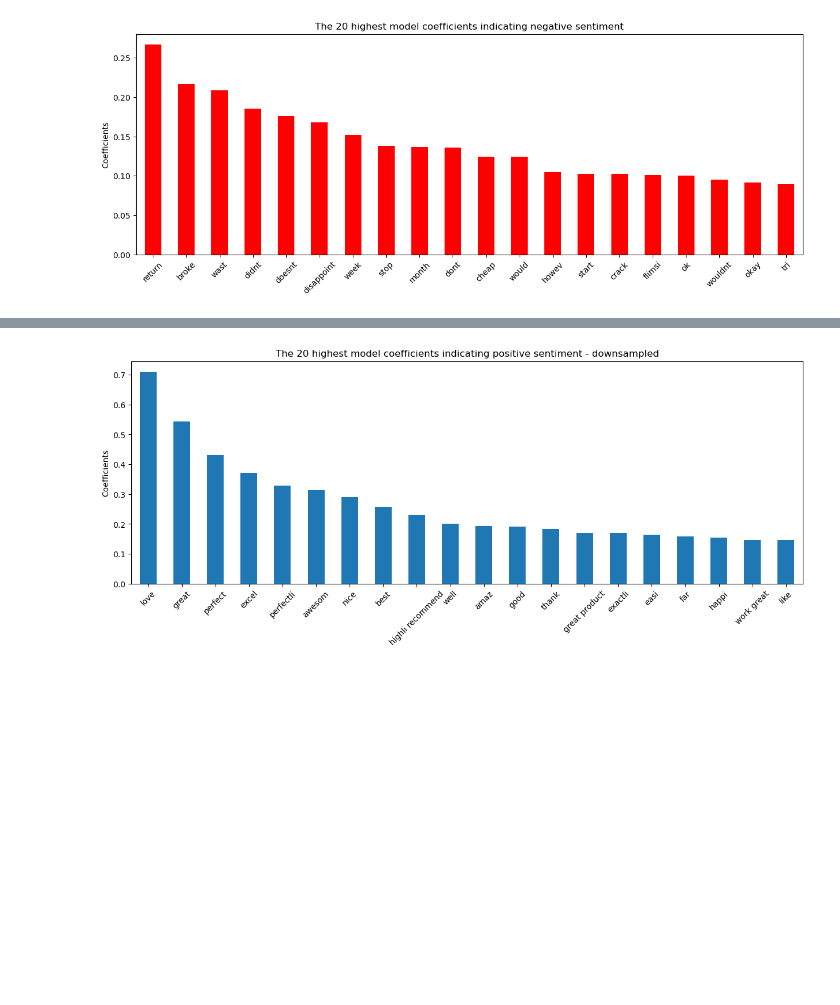
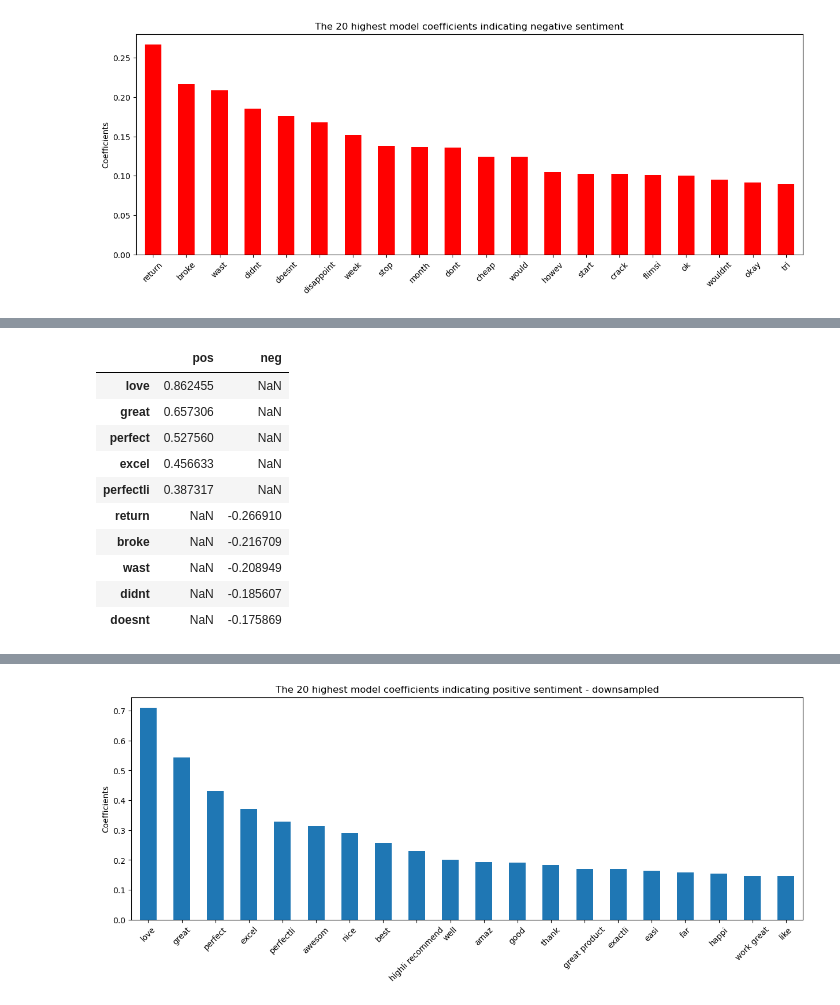
Before and after one commit to 0smee/nlp-capstone, a Jupyter notebook: notebooks/basic-logistic_ngrams.ipynb, the cells around one changed output, grey strips where cells are left out. Cells and saved outputs as stored; diff of their text form; code cells hidden in the pictures; blank space fills up the shorter version.

```diff
--- a/notebooks/basic-logistic_ngrams.ipynb
+++ b/notebooks/basic-logistic_ngrams.ipynb
@@ -276,0 +300,19 @@ plt.show()
+# %%
+p = word_counts.head(5)
+n = word_counts2.head(5)
+p.columns = ['pos']
+n.columns = ['neg']
+p_and_n = pd.concat([p,n])
+p_and_n
+# %% [output]
+|  | pos | neg |
+| love | 0.862455 | NaN |
+| great | 0.657306 | NaN |
+| perfect | 0.527560 | NaN |
+| excel | 0.456633 | NaN |
+| perfectli | 0.387317 | NaN |
+| return | NaN | -0.266910 |
+| broke | NaN | -0.216709 |
+| wast | NaN | -0.208949 |
+| didnt | NaN | -0.185607 |
+| doesnt | NaN | -0.175869 |
```
Also changed, not shown: parts of 10 cells of this notebook, 5 other files.
